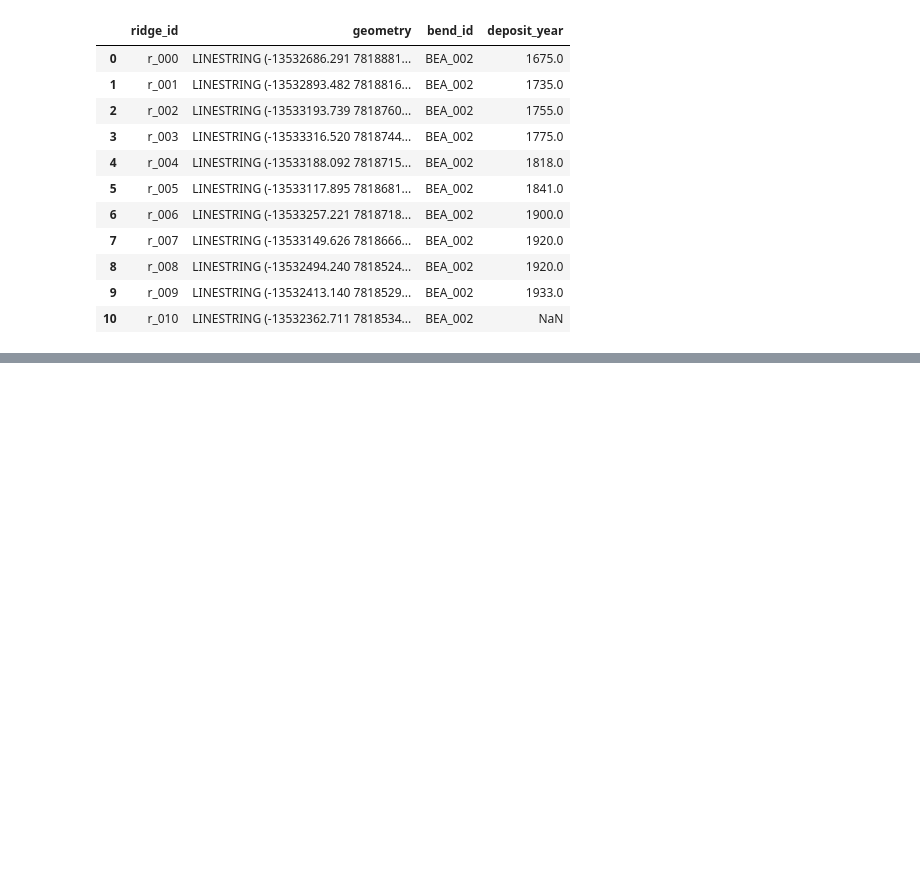
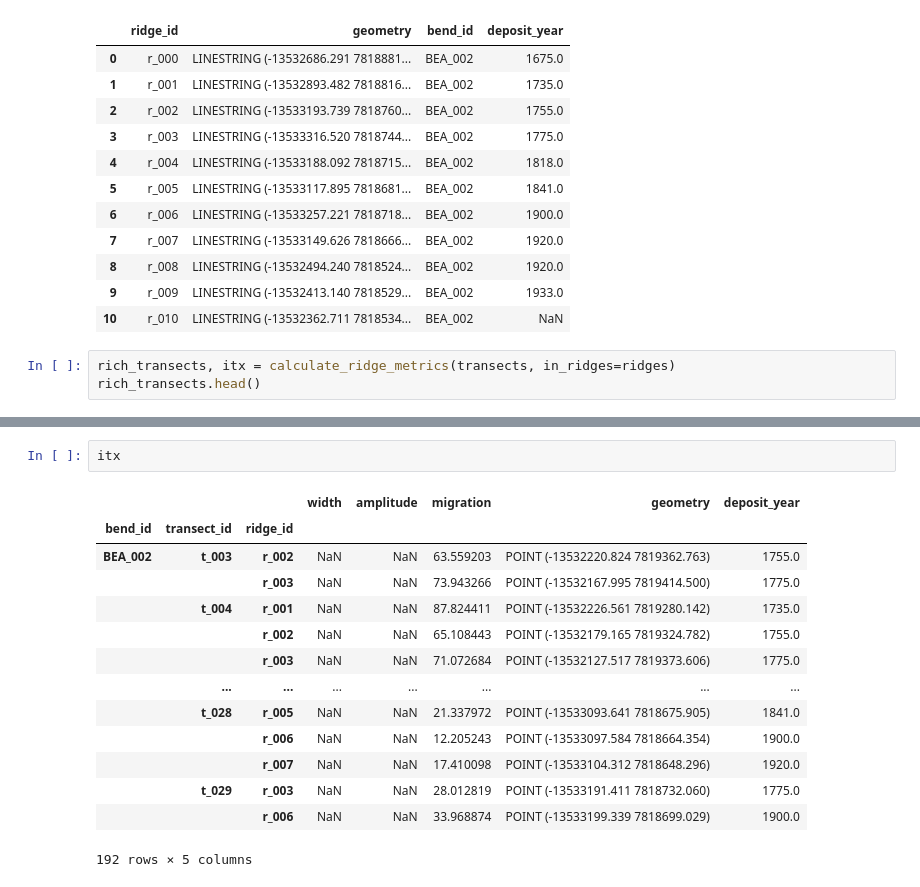
Before and after one commit to tamu-edu/scrollstats, a Jupyter notebook: RidgeMetricDevelopment.ipynb, the cells around one changed output, grey strips where cells are left out. Drawn from its saved outputs; the diff is of its cells as text; blank space fills up the shorter version.

```diff
--- a/RidgeMetricDevelopment.ipynb
+++ b/RidgeMetricDevelopment.ipynb
@@ -292,3 +246,6 @@ ridges
 | 8 | r_008 | LINESTRING (-13532494.240 7818524... | BEA_002 | 1920.0 |
 | 9 | r_009 | LINESTRING (-13532413.140 7818529... | BEA_002 | 1933.0 |
 | 10 | r_010 | LINESTRING (-13532362.711 7818534... | BEA_002 | NaN |
+# %%
+rich_transects, itx = calculate_ridge_metrics(transects, in_ridges=ridges)
+rich_transects.head()
@@ -294,0 +259,17 @@ ridges
+# %%
+itx
+# %% [output]
+|  |  |  | width | amplitude | migration | geometry | deposit_year |
+| bend_id | transect_id | ridge_id |  |  |  |  |  |
+| BEA_002 | t_003 | r_002 | NaN | NaN | 63.559203 | POINT (-13532220.824 7819362.763) | 1755.0 |
+|  |  | r_003 | NaN | NaN | 73.943266 | POINT (-13532167.995 7819414.500) | 1775.0 |
+|  | t_004 | r_001 | NaN | NaN | 87.824411 | POINT (-13532226.561 7819280.142) | 1735.0 |
+|  |  | r_002 | NaN | NaN | 65.108443 | POINT (-13532179.165 7819324.782) | 1755.0 |
+|  |  | r_003 | NaN | NaN | 71.072684 | POINT (-13532127.517 7819373.606) | 1775.0 |
+|  | ... | ... | ... | ... | ... | ... | ... |
+|  | t_028 | r_005 | NaN | NaN | 21.337972 | POINT (-13533093.641 7818675.905) | 1841.0 |
+|  |  | r_006 | NaN | NaN | 12.205243 | POINT (-13533097.584 7818664.354) | 1900.0 |
+|  |  | r_007 | NaN | NaN | 17.410098 | POINT (-13533104.312 7818648.296) | 1920.0 |
+|  | t_029 | r_003 | NaN | NaN | 28.012819 | POINT (-13533191.411 7818732.060) | 1775.0 |
+|  |  | r_006 | NaN | NaN | 33.968874 | POINT (-13533199.339 7818699.029) | 1900.0 |
+192 rows × 5 columns
```
Also changed, not shown: parts of 5 cells of this notebook.
